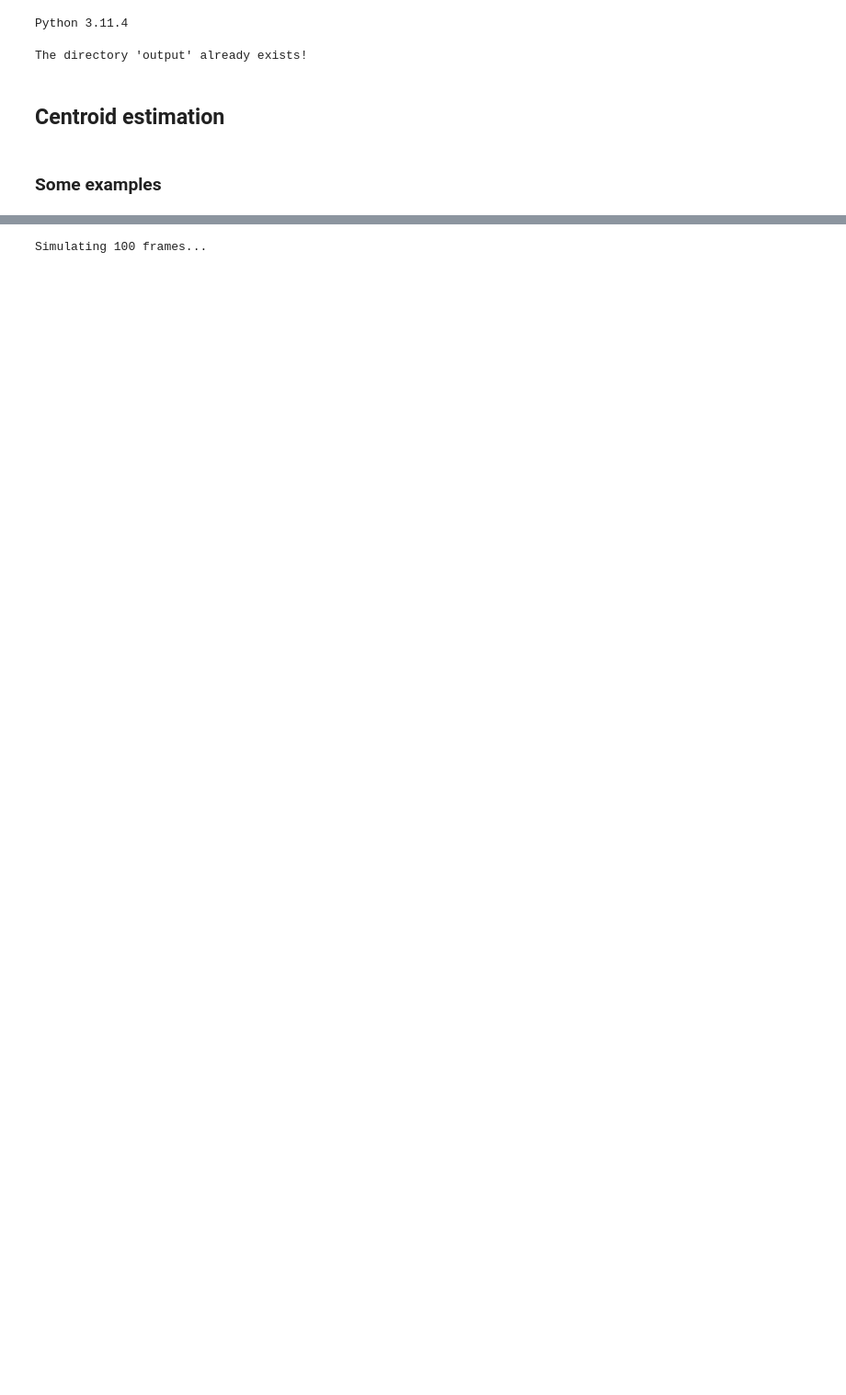
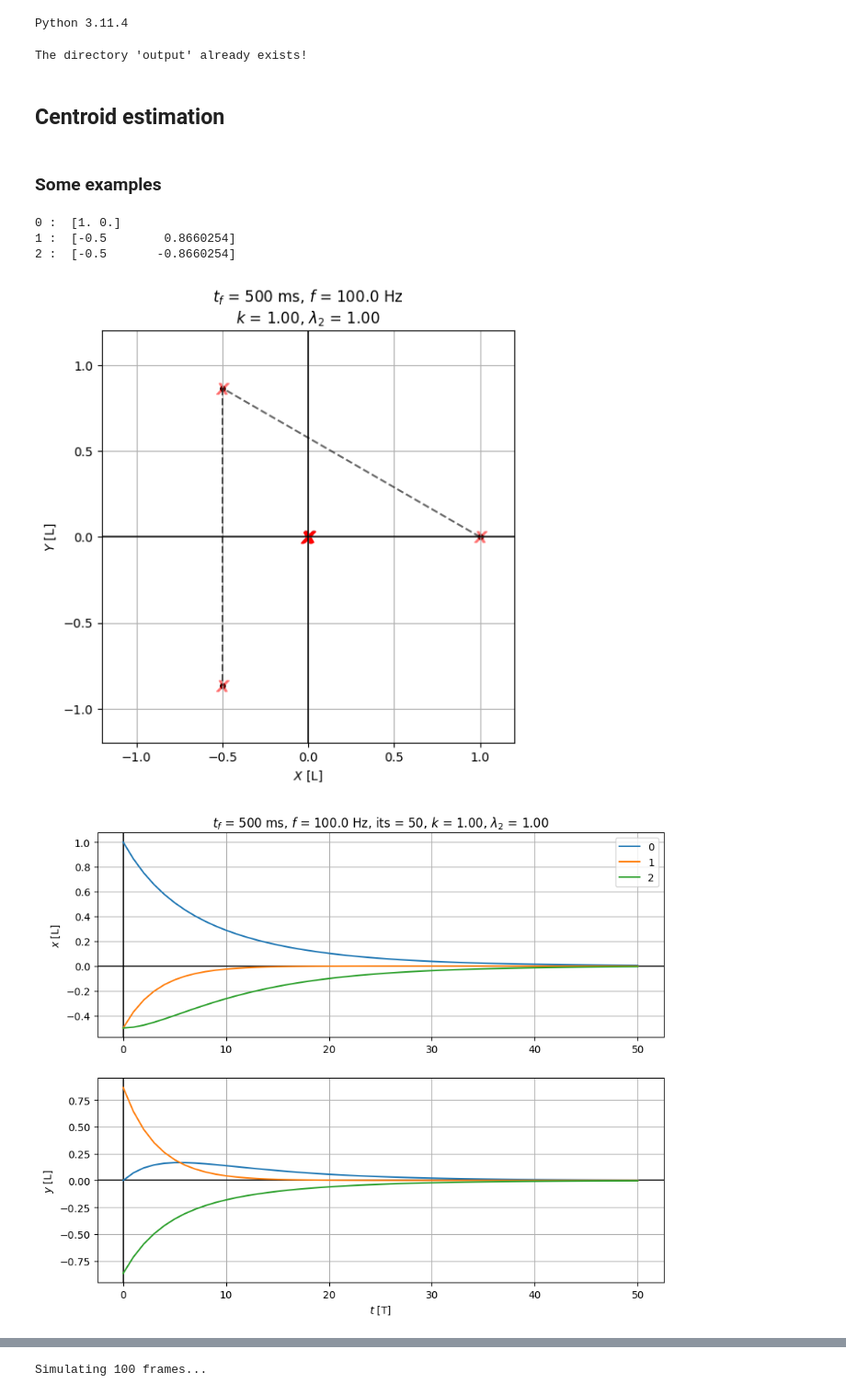
Before and after one commit to jesusBV20/source_seeking_distr, a Jupyter notebook: distributed_estimation.ipynb, the cells around one changed output, grey strips where cells are left out. Shown at 92% size. Cells and saved outputs as stored; diff of their text form; code cells hidden in the pictures; blank space fills up the shorter version.

Commit message:
Add plot of centroid estimation over time

```diff
--- a/distributed_estimation.ipynb
+++ b/distributed_estimation.ipynb
@@ -249,6 +310,39 @@ def anim_centroid_estimation(P, Z, dt, tf, its=10, k=1, fps=30):
     return anim
 # %% [markdown]
 ### Some examples
+# %%
+## Parameters #####
+r = 1
+thetas = np.linspace(0,2*np.pi,4)[:-1]
+
+p = np.array([r*np.cos(thetas), r*np.sin(thetas)]).T
+Z = ((1,2), (2,3))
+
+dt = 0.1
+its = 10  # iterations per dt
+
+# ----------------------------------------------------------------------
+# Plotting
+# ----------------------------------------------------------------------
+
+fig = plt.figure(figsize=(10, 6), dpi=100)
+ax  = fig.subplots()
+
+for i in range(p.shape[0]):
+    print(i,": ", p[i,:])
+plot_centroid_estimation(ax, p, Z, dt=dt, tf=0.5, its=its, k=1,
+                         legend=False, xlab=True, ylab=True)
+
+plot_estimation_evolution(p, Z, dt=dt, tf=0.5, its=its, k=1)
+
+# Show the plot!
+plt.show()
+# %% [output]
+0 :  [1. 0.]
+1 :  [-0.5        0.8660254]
+2 :  [-0.5       -0.8660254]
+[figure, added]
+[figure, added]
 # %%
 ## Parameters #####
 p = np.array([[1,1],[-1,1],[-1,-1],[1,-1]]) + np.array([1.5,1.5])
```
Also changed, not shown: parts of 4 cells of this notebook.
